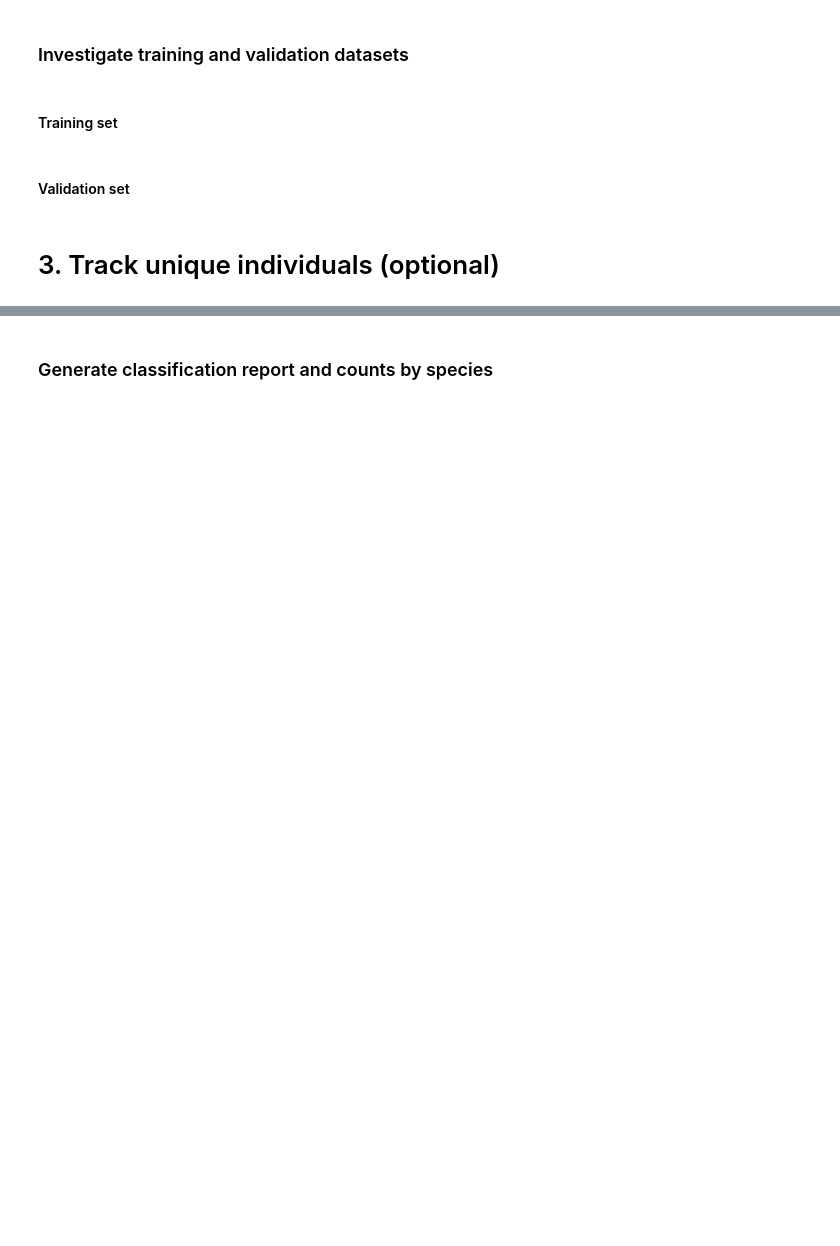
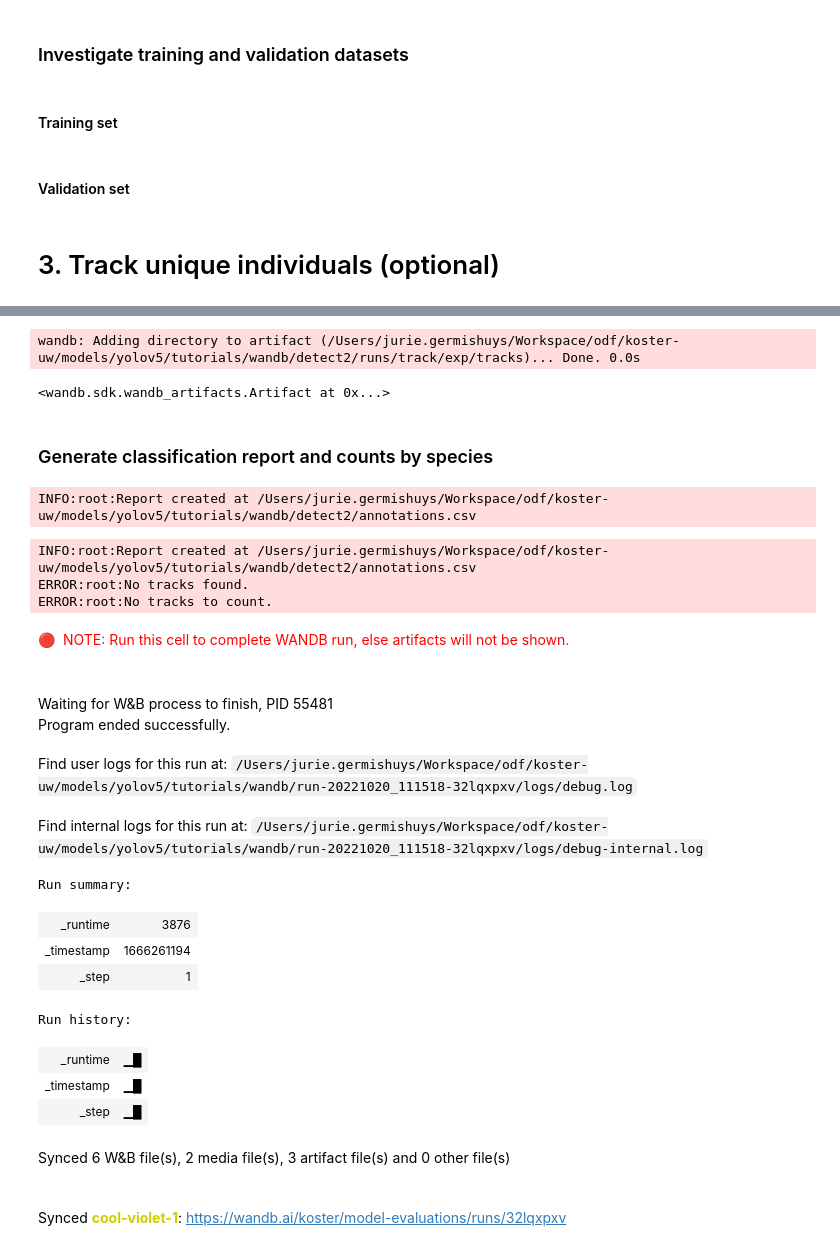
Before and after one commit to ocean-data-factory-sweden/kso, a Jupyter notebook: tutorials/6_Evaluate_ML_Models.ipynb, the cells around one changed output, grey strips where cells are left out. Drawn from its saved outputs; the diff is of its cells as text; code cells hidden in the pictures; blank space fills up the shorter version.

Commit message:
Add wandb integration for t6

```diff
--- a/tutorials/6_Evaluate_ML_Models.ipynb
+++ b/tutorials/6_Evaluate_ML_Models.ipynb
@@ -150,8 +244,42 @@ latest_tracker = t6.track_objects(source_dir=source.selected,
+# %%
+my_data = wandb.Artifact("tracker_output", type="raw_data")
+my_data.add_dir(latest_tracker)
+run.log_artifact(my_data)
+# %% [output]
+wandb: Adding directory to artifact (/Users/jurie.germishuys/Workspace/odf/koster-uw/models/yolov5/tutorials/wandb/detect2/runs/track/exp/tracks)... Done. 0.0s
+<wandb.sdk.wandb_artifacts.Artifact at 0x...>
 # %% [markdown]
 ### Generate classification report and counts by species
 # %%
-t6.generate_csv_report(eval_dir.selected)
+csv_report = t6.generate_csv_report(eval_dir.selected)
+wandb.log({"predictions": wandb.Table(dataframe=csv_report)})
+# %% [output]
+INFO:root:Report created at /Users/jurie.germishuys/Workspace/odf/koster-uw/models/yolov5/tutorials/wandb/detect2/annotations.csv
 # %%
-t6.generate_counts(eval_dir.selected, latest_tracker, artifact_dir)
+tracking_report = t6.generate_counts(eval_dir.selected, latest_tracker, artifact_dir)
+wandb.log({"tracking_counts": wandb.Table(dataframe=tracking_report)})
+# %% [output]
+INFO:root:Report created at /Users/jurie.germishuys/Workspace/odf/koster-uw/models/yolov5/tutorials/wandb/detect2/annotations.csv
+ERROR:root:No tracks found.
+ERROR:root:No tracks to count.
+# %% [markdown]
+🔴 <span style="color:red">&nbsp;NOTE: Run this cell to complete WANDB run, else artifacts will not be shown.
+# %%
+wandb.finish()
+# %% [output]
+Waiting for W&B process to finish, PID 55481
+Program ended successfully.
+Find user logs for this run at: /Users/jurie.germishuys/Workspace/odf/koster-uw/models/yolov5/tutorials/wandb/run-20221020_111518-32lqxpxv/logs/debug.log
+Find internal logs for this run at: /Users/jurie.germishuys/Workspace/odf/koster-uw/models/yolov5/tutorials/wandb/run-20221020_111518-32lqxpxv/logs/debug-internal.log
+Run summary:
+| _runtime | 3876 |
+| _timestamp | 1666261194 |
+| _step | 1 |
+Run history:
+| _runtime | ▁█ |
+| _timestamp | ▁█ |
+| _step | ▁█ |
+Synced 6 W&B file(s), 2 media file(s), 3 artifact file(s) and 0 other file(s)
+Synced cool-violet-1: https://wandb.ai/koster/model-evaluations/runs/32lqxpxv
 # %%
 # END
```
Also changed, not shown: parts of 15 cells of this notebook, 1 other file.
